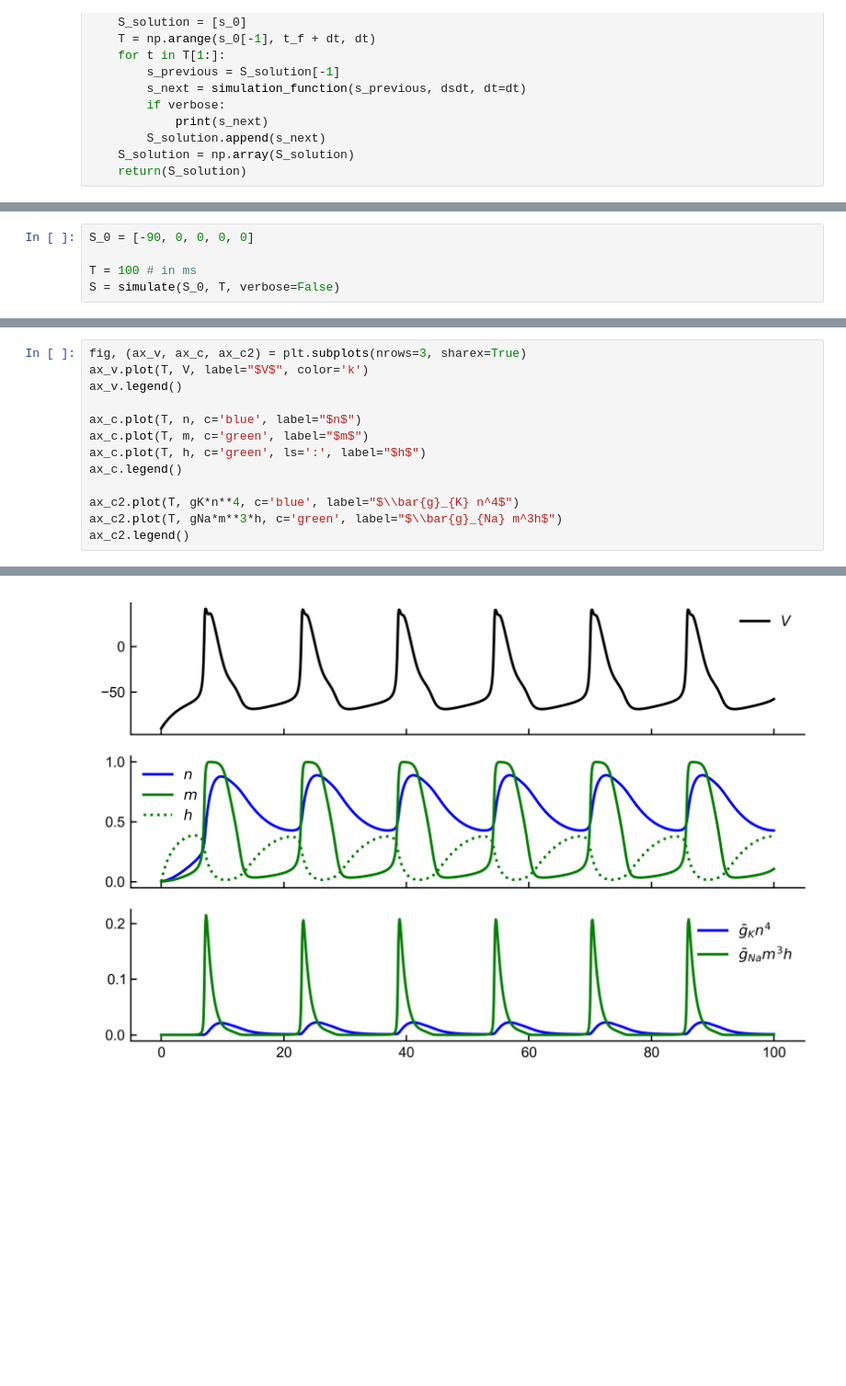
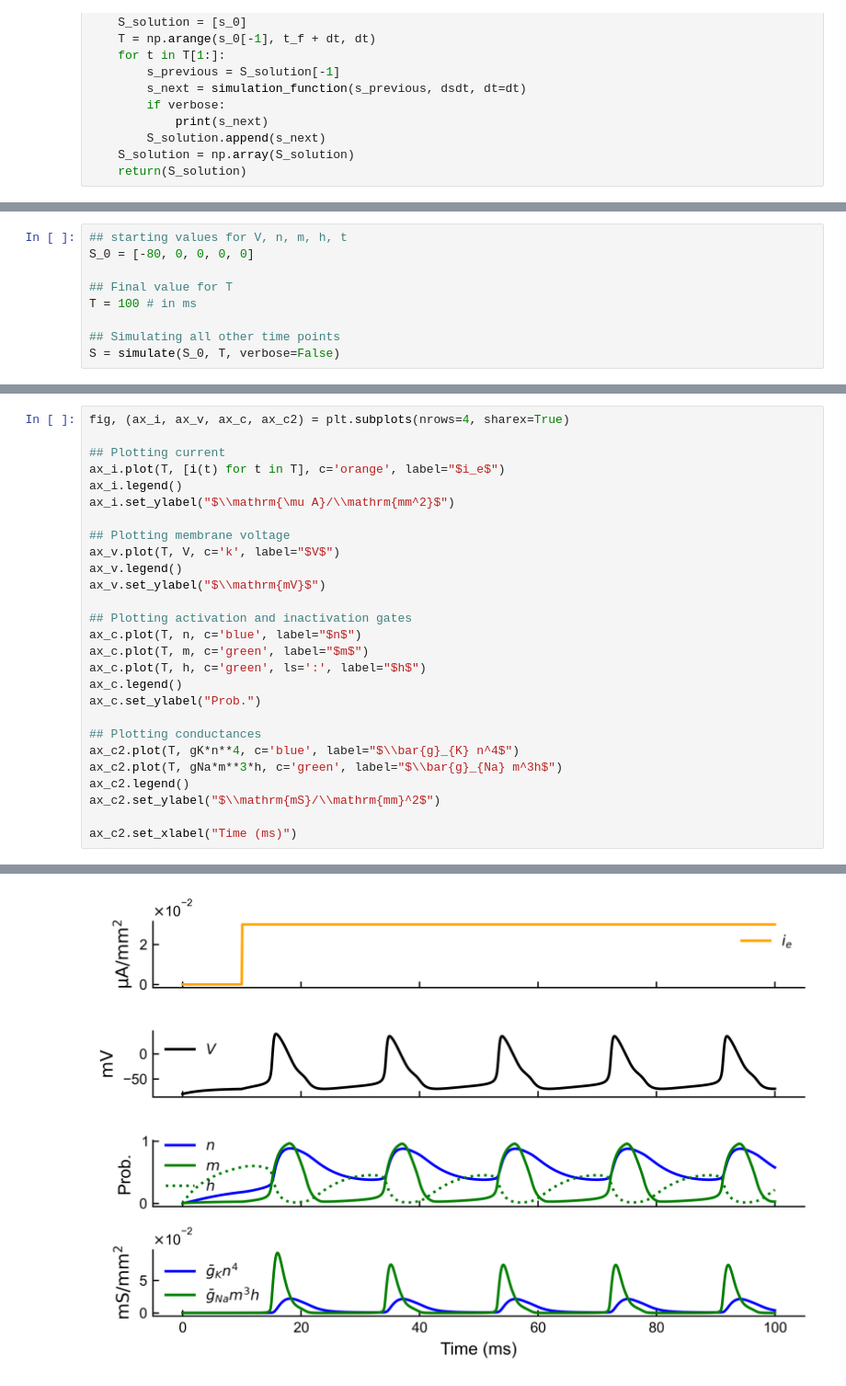
Before and after one commit to badralbanna/FTN, a Jupyter notebook: HH simulation (beta).ipynb, the cells around one changed output, grey strips where cells are left out. Shown at 92% size. Cells and saved outputs as stored; diff of their text form; blank space fills up the shorter version.

```diff
--- a/HH simulation (beta).ipynb
+++ b/HH simulation (beta).ipynb
@@ -136,6 +153,10 @@ def simulate(s_0, t_f, dsdt=dSdt, simulation_function=find_next_point_midpoint,
 # %%
-S_0 = [-90, 0, 0, 0, 0]
+## starting values for V, n, m, h, t
+S_0 = [-80, 0, 0, 0, 0]
 
+## Final value for T
 T = 100 # in ms
+
+## Simulating all other time points
 S = simulate(S_0, T, verbose=False)
 # %%
@@ -145,16 +167,30 @@ m = S[:,2]
 h = S[:,3]
 T = S[:,4]
 # %%
-fig, (ax_v, ax_c, ax_c2) = plt.subplots(nrows=3, sharex=True)
-ax_v.plot(T, V, label="$V$", color='k')
+fig, (ax_i, ax_v, ax_c, ax_c2) = plt.subplots(nrows=4, sharex=True)
+
+## Plotting current
+ax_i.plot(T, [i(t) for t in T], c='orange', label="$i_e$")
+ax_i.legend()
+ax_i.set_ylabel("$\\mathrm{\mu A}/\\mathrm{mm^2}$")
+
+## Plotting membrane voltage
+ax_v.plot(T, V, c='k', label="$V$")
 ax_v.legend()
+ax_v.set_ylabel("$\\mathrm{mV}$")
 
+## Plotting activation and inactivation gates
 ax_c.plot(T, n, c='blue', label="$n$")
 ax_c.plot(T, m, c='green', label="$m$")
 ax_c.plot(T, h, c='green', ls=':', label="$h$")
 ax_c.legend()
+ax_c.set_ylabel("Prob.")
 
+## Plotting conductances
 ax_c2.plot(T, gK*n**4, c='blue', label="$\\bar{g}_{K} n^4$")
 ax_c2.plot(T, gNa*m**3*h, c='green', label="$\\bar{g}_{Na} m^3h$")
 ax_c2.legend()
+ax_c2.set_ylabel("$\\mathrm{mS}/\\mathrm{mm}^2$")
+
+ax_c2.set_xlabel("Time (ms)")
 # %% [output]
@@ -162 +198 @@ ax_c2.legend()
-[figure, old version]
+[figure, new version]
```
Also changed, not shown: parts of 11 cells of this notebook.
